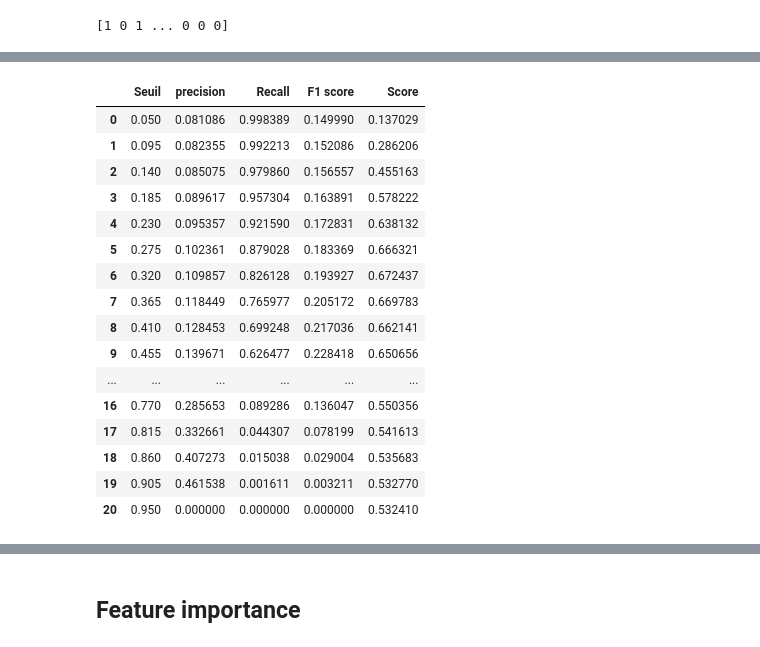
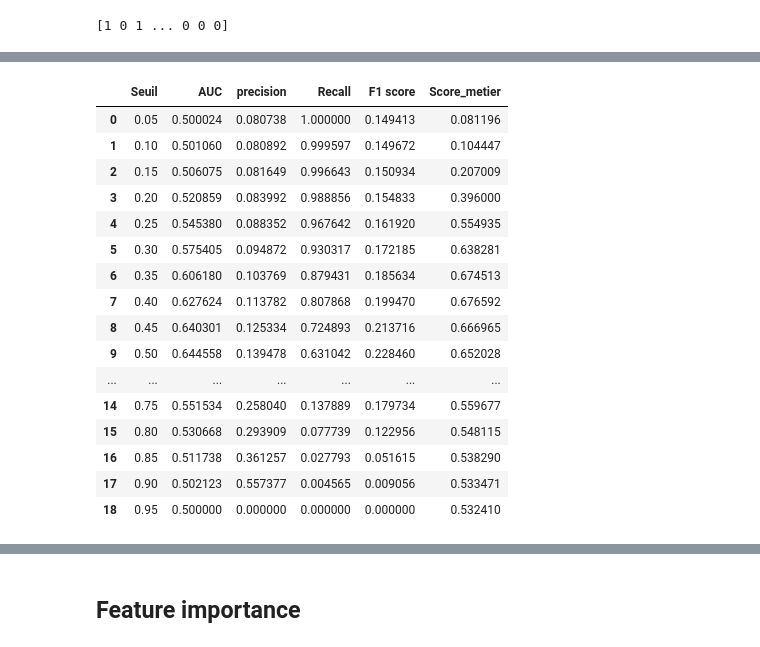
Before and after one commit to Fendlair/P7_Implementer_un_modele_de_scoring, a Jupyter notebook: Rebuffet_Etienne_3_notebook_modelisation_012025.ipynb, the cells around one changed output, grey strips where cells are left out. Cells and saved outputs as stored; diff of their text form; code cells hidden in the pictures.

```diff
--- a/Rebuffet_Etienne_3_notebook_modelisation_012025.ipynb
+++ b/Rebuffet_Etienne_3_notebook_modelisation_012025.ipynb
@@ -143,12 +156,12 @@ with mlflow.start_run(run_name=run_name) as run:
         "False_negative": confusion_mat[1][0],
         "True_positive": confusion_mat[1][1],
         "False_positive": confusion_mat[0][1],
-        "Score": (confusion_mat[1][1] * 0.2 + confusion_mat[0][0] * 0.8)
+        "score_metier": (confusion_mat[1][1] * 0.08 + confusion_mat[0][0] * 0.92)
         / (
-            confusion_mat[1][1] * 0.2
-            + confusion_mat[0][0] * 0.8
-            + 10 * confusion_mat[1][0] * 0.8
-            + confusion_mat[0][1] * 0.2
+            confusion_mat[1][1] * 0.08
+            + confusion_mat[0][0] * 0.92
+            + 10 * confusion_mat[1][0] * 0.92
+            + confusion_mat[0][1] * 0.08
         ),
     }
 
@@ -872,7 +943,7 @@ y_test = pd.read_csv("Data/cleaned/y_test.csv")
 y_test = y_test.values
 # %%
 # Charger le modèle
-model_uri = model_uri = 'runs:/fbfc55de1a5a42d38ccca051ea85102a/xgboost4loan'
+model_uri = model_uri = "runs:/a422a412ea7b47e3a0ef04be42430b07/xgboost4loan"
 loaded_model = mlflow.xgboost.load_model(model_uri)
 # %%
 # Utiliser le modèle chargé
@@ -887,28 +957,34 @@ print(new_predictions)
 # Tester plusieurs seuils
 
 # Obtenir les probabilités prédites pour la classe positive (1)
-y_probs =loaded_model.predict_proba(X_test_scaled)[:, 1]
+y_probs = loaded_model.predict_proba(X_test_scaled)[:, 1]
 
 # Définir une liste de seuils à tester
-seuils = np.linspace(0.05, 0.95, 21)  # Teste les seuils entre 0.1 et 0.9
+seuils = np.linspace(0.05, 0.95, 19)
 
 # Stocker les métriques
 metrics = []
 
 for seuil in seuils:
     y_pred = (y_probs >= seuil).astype(int)  # Appliquer le seuil
+    auc =  roc_auc_score(y_test, y_pred)
     prec = precision_score(y_test, y_pred)
     rec = recall_score(y_test, y_pred)
     f1 = f1_score(y_test, y_pred)
     confusion_mat = confusion_matrix(y_test, y_pred)
-    score = float((confusion_mat[1][1] * 0.08 + confusion_mat[0][0] * 0.92) / (
-            confusion_mat[1][1] * 0.08
-            + confusion_mat[0][0] * 0.92
-            + 10 * confusion_mat[1][0] * 0.92
-            + confusion_mat[0][1] * 0.08
-        )),
+    score = (
+        float(
+            (confusion_mat[1][1] * 0.08 + confusion_mat[0][0] * 0.92)
+            / (
+                confusion_mat[1][1] * 0.08
+                + confusion_mat[0][0] * 0.92
+                + 10 * confusion_mat[1][0] * 0.92
+                + confusion_mat[0][1] * 0.08
+            )
+        ),
+    )
 
-    metrics.append((seuil, prec, rec, f1, score[0]))
+    metrics.append((seuil, auc, prec, rec, f1, score[0]))
 
 # Convertir en tableau numpy pour faciliter l'affichage
 metrics = np.array(metrics)
@@ -960,23 +1038,26 @@ Seuil optimal basé sur la courbe ROC : 0.45
 # %%
 results = pd.DataFrame(metrics)
-results.rename(columns={0: "Seuil", 1: "precision", 2: "Recall", 3: "F1 score", 4: "Score"}, inplace=True)
+results.rename(
+    columns={0: "Seuil", 1: "AUC", 2: "precision", 3: "Recall", 4: "F1 score", 5: "Score_metier"},
+    inplace=True,
+)
 results
 # %% [output]
-|  | Seuil | precision | Recall | F1 score | Score |
-| 0 | 0.050 | 0.081086 | 0.998389 | 0.149990 | 0.137029 |
-| 1 | 0.095 | 0.082355 | 0.992213 | 0.152086 | 0.286206 |
-| 2 | 0.140 | 0.085075 | 0.979860 | 0.156557 | 0.455163 |
-| 3 | 0.185 | 0.089617 | 0.957304 | 0.163891 | 0.578222 |
-| 4 | 0.230 | 0.095357 | 0.921590 | 0.172831 | 0.638132 |
-| 5 | 0.275 | 0.102361 | 0.879028 | 0.183369 | 0.666321 |
-| 6 | 0.320 | 0.109857 | 0.826128 | 0.193927 | 0.672437 |
-| 7 | 0.365 | 0.118449 | 0.765977 | 0.205172 | 0.669783 |
-| 8 | 0.410 | 0.128453 | 0.699248 | 0.217036 | 0.662141 |
-| 9 | 0.455 | 0.139671 | 0.626477 | 0.228418 | 0.650656 |
-| ... | ... | ... | ... | ... | ... |
-| 16 | 0.770 | 0.285653 | 0.089286 | 0.136047 | 0.550356 |
-| 17 | 0.815 | 0.332661 | 0.044307 | 0.078199 | 0.541613 |
-| 18 | 0.860 | 0.407273 | 0.015038 | 0.029004 | 0.535683 |
-| 19 | 0.905 | 0.461538 | 0.001611 | 0.003211 | 0.532770 |
-| 20 | 0.950 | 0.000000 | 0.000000 | 0.000000 | 0.532410 |
+|  | Seuil | AUC | precision | Recall | F1 score | Score_metier |
+| 0 | 0.05 | 0.500024 | 0.080738 | 1.000000 | 0.149413 | 0.081196 |
+| 1 | 0.10 | 0.501060 | 0.080892 | 0.999597 | 0.149672 | 0.104447 |
+| 2 | 0.15 | 0.506075 | 0.081649 | 0.996643 | 0.150934 | 0.207009 |
+| 3 | 0.20 | 0.520859 | 0.083992 | 0.988856 | 0.154833 | 0.396000 |
+| 4 | 0.25 | 0.545380 | 0.088352 | 0.967642 | 0.161920 | 0.554935 |
+| 5 | 0.30 | 0.575405 | 0.094872 | 0.930317 | 0.172185 | 0.638281 |
+| 6 | 0.35 | 0.606180 | 0.103769 | 0.879431 | 0.185634 | 0.674513 |
+| 7 | 0.40 | 0.627624 | 0.113782 | 0.807868 | 0.199470 | 0.676592 |
+| 8 | 0.45 | 0.640301 | 0.125334 | 0.724893 | 0.213716 | 0.666965 |
+| 9 | 0.50 | 0.644558 | 0.139478 | 0.631042 | 0.228460 | 0.652028 |
+| ... | ... | ... | ... | ... | ... | ... |
+| 14 | 0.75 | 0.551534 | 0.258040 | 0.137889 | 0.179734 | 0.559677 |
+| 15 | 0.80 | 0.530668 | 0.293909 | 0.077739 | 0.122956 | 0.548115 |
+| 16 | 0.85 | 0.511738 | 0.361257 | 0.027793 | 0.051615 | 0.538290 |
+| 17 | 0.90 | 0.502123 | 0.557377 | 0.004565 | 0.009056 | 0.533471 |
+| 18 | 0.95 | 0.500000 | 0.000000 | 0.000000 | 0.000000 | 0.532410 |
 # %%
```
Also changed, not shown: parts of 56 cells of this notebook, 7 other files.
